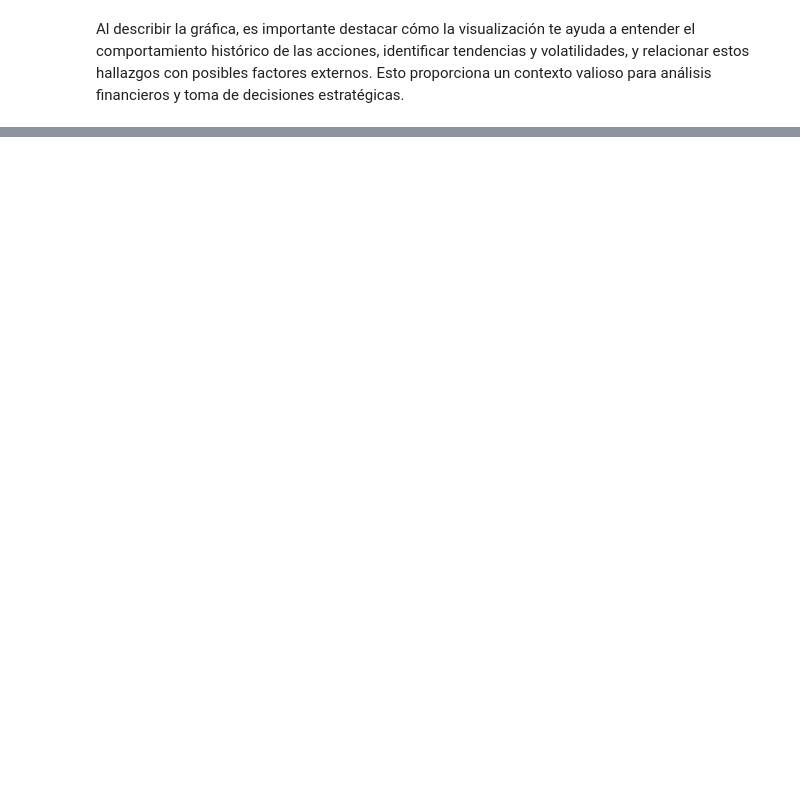
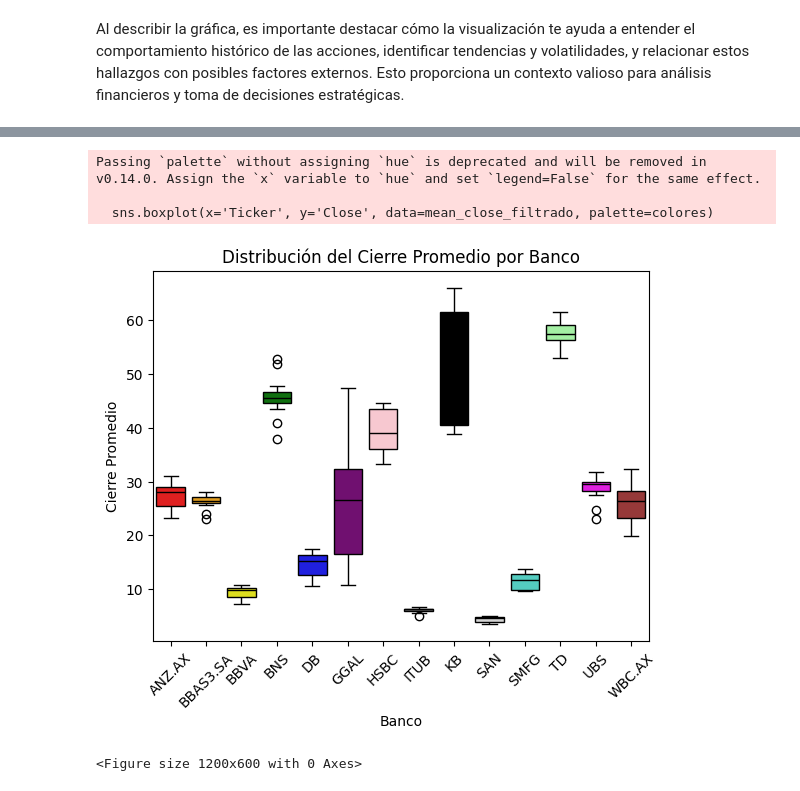
Before and after one commit to Roberto-Orazi/tp1-fcd, a Jupyter notebook: analisis.ipynb, the cells around one changed output, grey strips where cells are left out. Drawn from its saved outputs; the diff is of its cells as text; code cells hidden in the pictures; blank space fills up the shorter version.

```diff
--- a/analisis.ipynb
+++ b/analisis.ipynb
@@ -392,0 +530,22 @@ Analiza si hay diferencias significativas en la volatilidad de los precios de la
+# %%
+# Creamos el gráfico de boxplot con ajustes
+sns.boxplot(x='Ticker', y='Close', data=mean_close_filtrado, palette=colores)
+
+# Rotamos las etiquetas del eje x
+plt.xticks(rotation=45)
+
+# Personalizamos los títulos y etiquetas
+plt.title('Distribución del Cierre Promedio por Banco')
+plt.xlabel('Banco')
+plt.ylabel('Cierre Promedio')
+
+# Ajustamos el tamaño de la figura (opcional)
+plt.figure(figsize=(12, 6))
+
+plt.show();
+# %% [output]
+Passing `palette` without assigning `hue` is deprecated and will be removed in v0.14.0. Assign the `x` variable to `hue` and set `legend=False` for the same effect.
+
+  sns.boxplot(x='Ticker', y='Close', data=mean_close_filtrado, palette=colores)
+[figure, added]
+<Figure size 1200x600 with 0 Axes>
```
Also changed, not shown: parts of 14 cells of this notebook.
